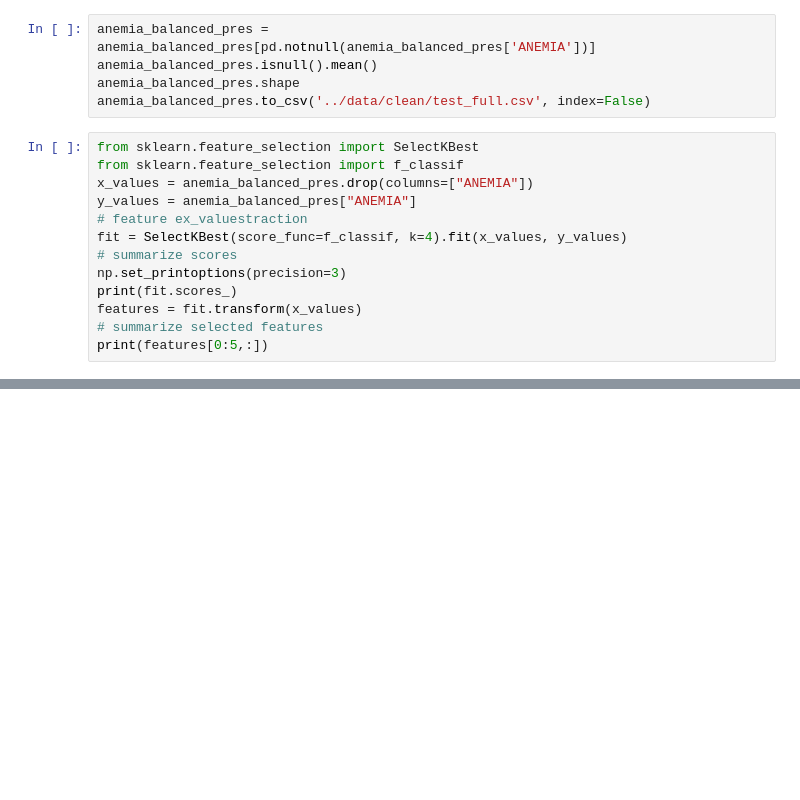
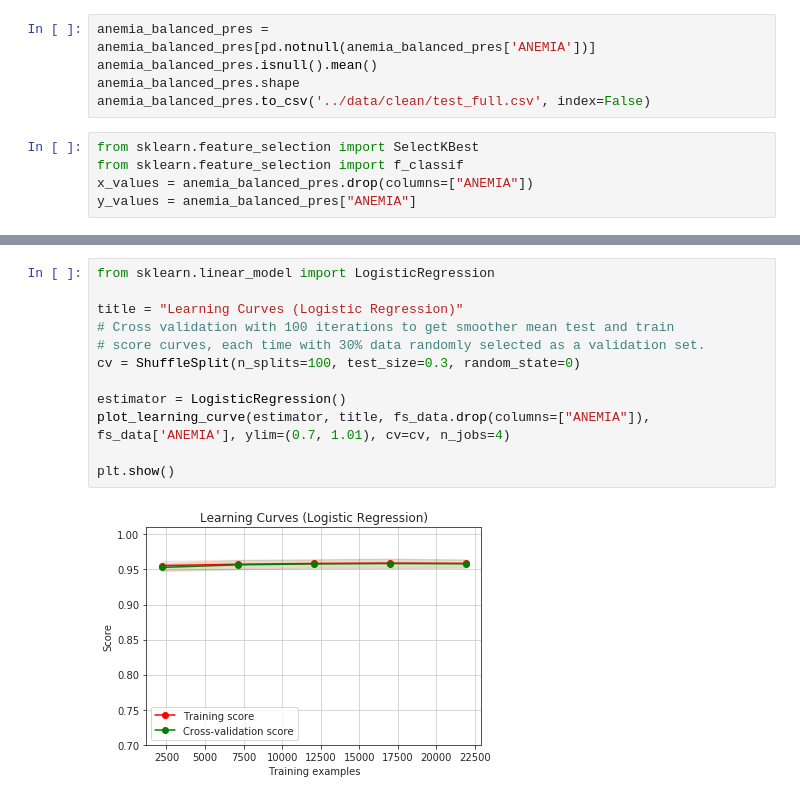
Before and after one commit to pcrodagua/DAP_Final, a Jupyter notebook: anemia/src/FeatureSelection.ipynb, the cells around one changed output, grey strips where cells are left out. Cells and saved outputs as stored; diff of their text form; blank space fills up the shorter version.

```diff
--- a/anemia/src/FeatureSelection.ipynb
+++ b/anemia/src/FeatureSelection.ipynb
@@ -110,11 +110,3 @@ from sklearn.feature_selection import SelectKBest
 from sklearn.feature_selection import f_classif
 x_values = anemia_balanced_pres.drop(columns=["ANEMIA"])
 y_values = anemia_balanced_pres["ANEMIA"]
-# feature ex_valuestraction
-fit = SelectKBest(score_func=f_classif, k=4).fit(x_values, y_values)
-# summarize scores
-np.set_printoptions(precision=3)
-print(fit.scores_)
-features = fit.transform(x_values)
-# summarize selected features
-print(features[0:5,:])
@@ -129,0 +293,14 @@ print(features[0:5,:])
+# %%
+from sklearn.linear_model import LogisticRegression
+
+title = "Learning Curves (Logistic Regression)"
+# Cross validation with 100 iterations to get smoother mean test and train
+# score curves, each time with 30% data randomly selected as a validation set.
+cv = ShuffleSplit(n_splits=100, test_size=0.3, random_state=0)
+
+estimator = LogisticRegression()
+plot_learning_curve(estimator, title, fs_data.drop(columns=["ANEMIA"]), fs_data['ANEMIA'], ylim=(0.7, 1.01), cv=cv, n_jobs=4)
+
+plt.show()
+# %% [output]
+[figure, added]
```
Also changed, not shown: parts of 7 cells of this notebook, 11 other files.
